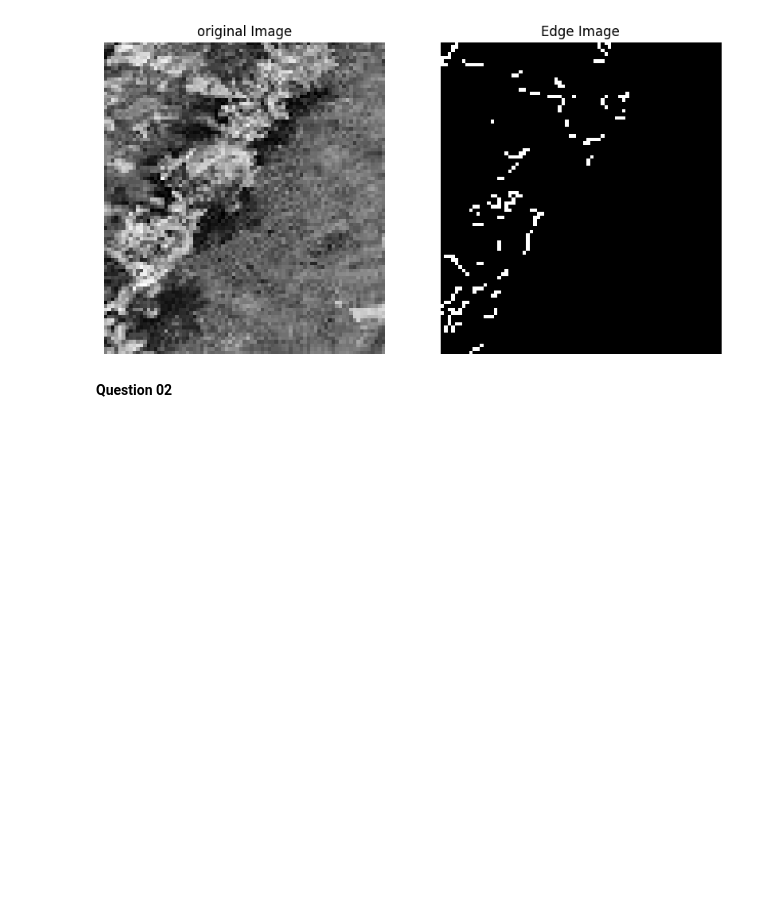
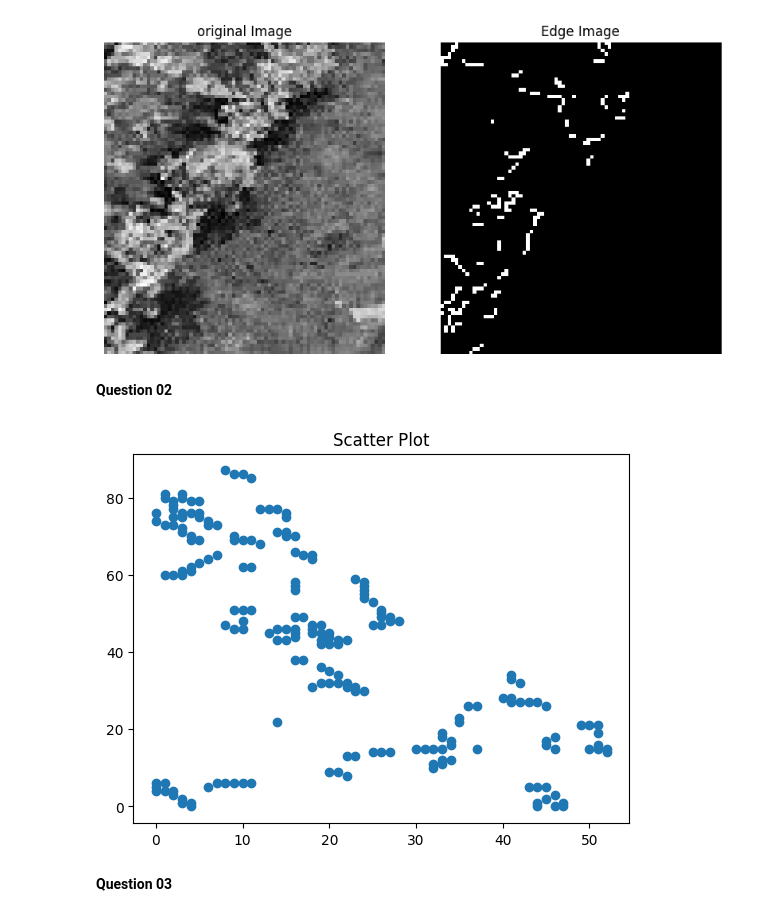
Before and after one commit to thej20d/VS-NEW, a Jupyter notebook: Assignment/Assignment 02/Assignment 2.ipynb, the cells around one changed output. Drawn from its saved outputs; the diff is of its cells as text; code cells hidden in the pictures; blank space fills up the shorter version.

```diff
--- a/Assignment/Assignment 02/Assignment 2.ipynb
+++ b/Assignment/Assignment 02/Assignment 2.ipynb
@@ -26,3 +26,24 @@ plt.show()
 [figure]
 # %% [markdown]
 **Question 02**
+# %%
+import cv2 as cv
+import numpy as np
+import matplotlib.pyplot as plt
+
+img = cv.imread('Crop_field_cropped.jpg', cv.IMREAD_GRAYSCALE)
+
+
+edges = cv.Canny(img, 550 , 690)
+indices = np.where(edges != [0])
+x = indices[1]
+y = indices[0]
+
+
+plt.scatter(x, y)
+plt.title('Scatter Plot')
+plt.show()
+# %% [output]
+[figure, added]
+# %% [markdown]
+**Question 03**
```
